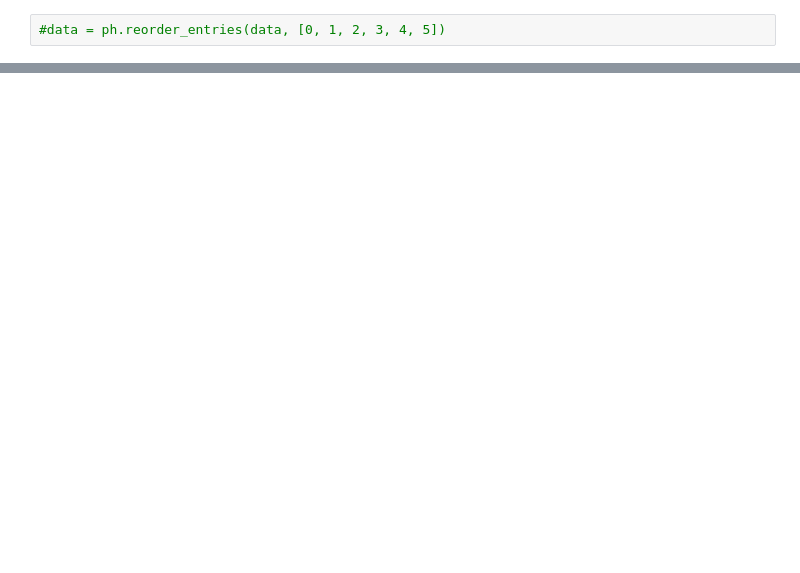
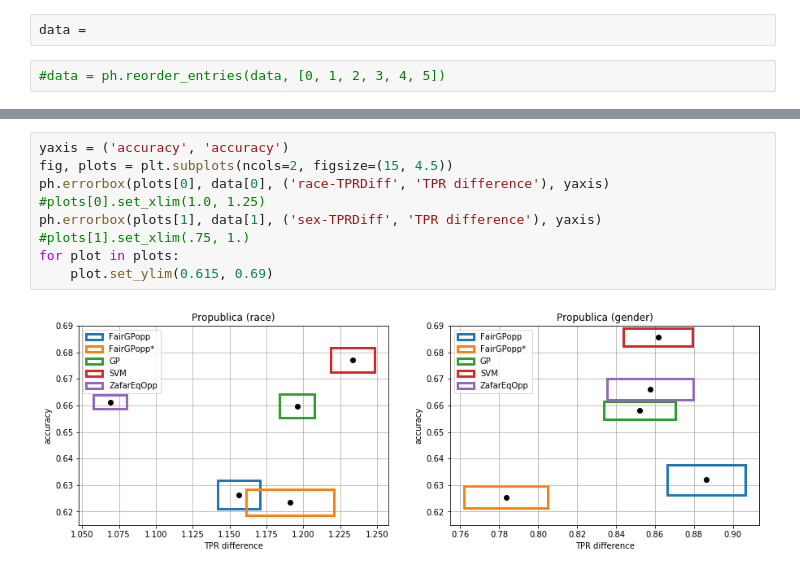
Before and after one commit to predictive-analytics-lab/fairness-comparison, a Jupyter notebook: analysis/eqopp_acc_vs_fairness_with_baselines.ipynb, the cells around one changed output, grey strips where cells are left out. Cells and saved outputs as stored; diff of their text form; blank space fills up the shorter version.

Commit message:
Clean up plotting code a bit

```diff
--- a/analysis/eqopp_acc_vs_fairness_with_baselines.ipynb
+++ b/analysis/eqopp_acc_vs_fairness_with_baselines.ipynb
@@ -40,6 +40,8 @@ def filter_algos(label):
 baselines = ph.parse_all(baseline_files, filter_algos, mapping=label_change)
 # %%
 data = ph.merge_plot_defs(fairgp, baselines)
+# %%
+data =
 # %%
 #data = ph.reorder_entries(data, [0, 1, 2, 3, 4, 5])
 # %%
@@ -54,3 +56,14 @@ for plot in plots:
 #fig.savefig('dempar_vary_beta.eps', bbox_inches='tight')
 # %% [output]
 [figure]
+# %%
+yaxis = ('accuracy', 'accuracy')
+fig, plots = plt.subplots(ncols=2, figsize=(15, 4.5))
+ph.errorbox(plots[0], data[0], ('race-TPRDiff', 'TPR difference'), yaxis)
+#plots[0].set_xlim(1.0, 1.25)
+ph.errorbox(plots[1], data[1], ('sex-TPRDiff', 'TPR difference'), yaxis)
+#plots[1].set_xlim(.75, 1.)
+for plot in plots:
+    plot.set_ylim(0.615, 0.69)
+# %% [output]
+[figure, added]
```
Also changed, not shown: parts of 1 cell of this notebook, 1 other file.
